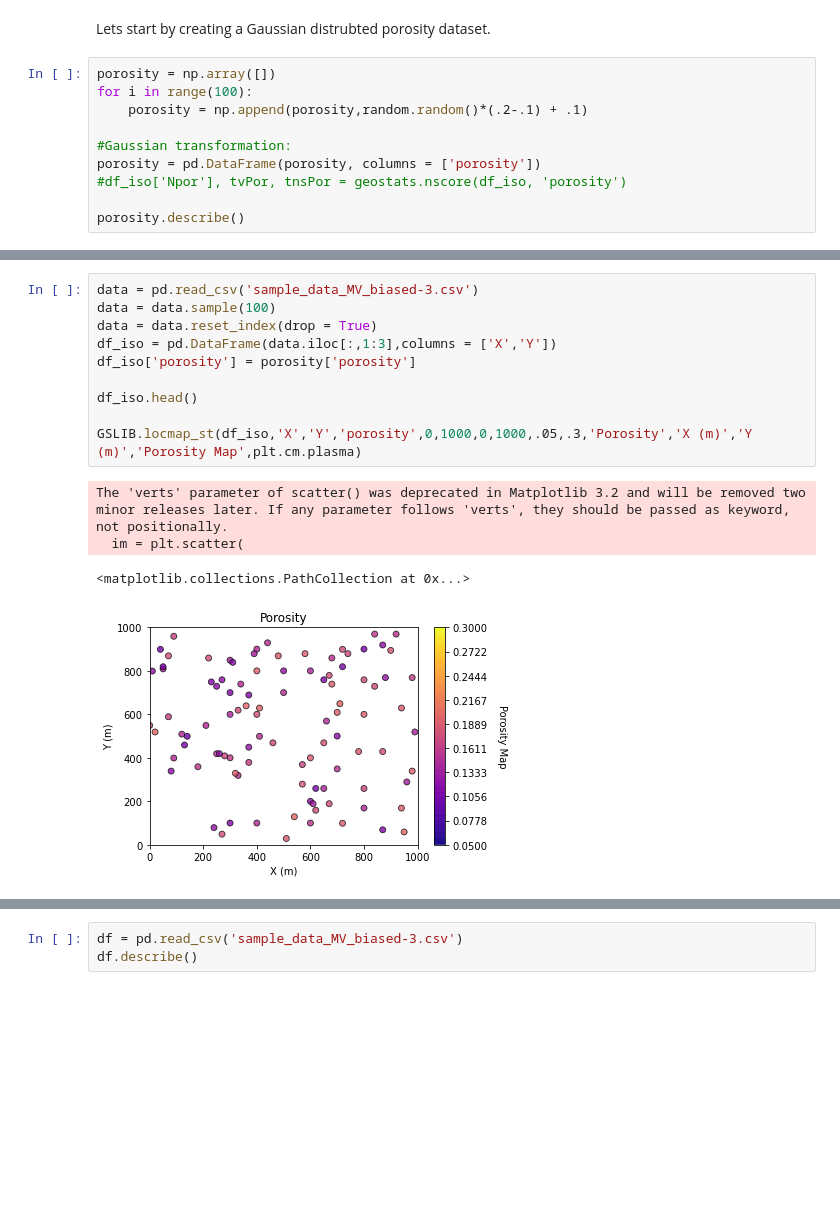
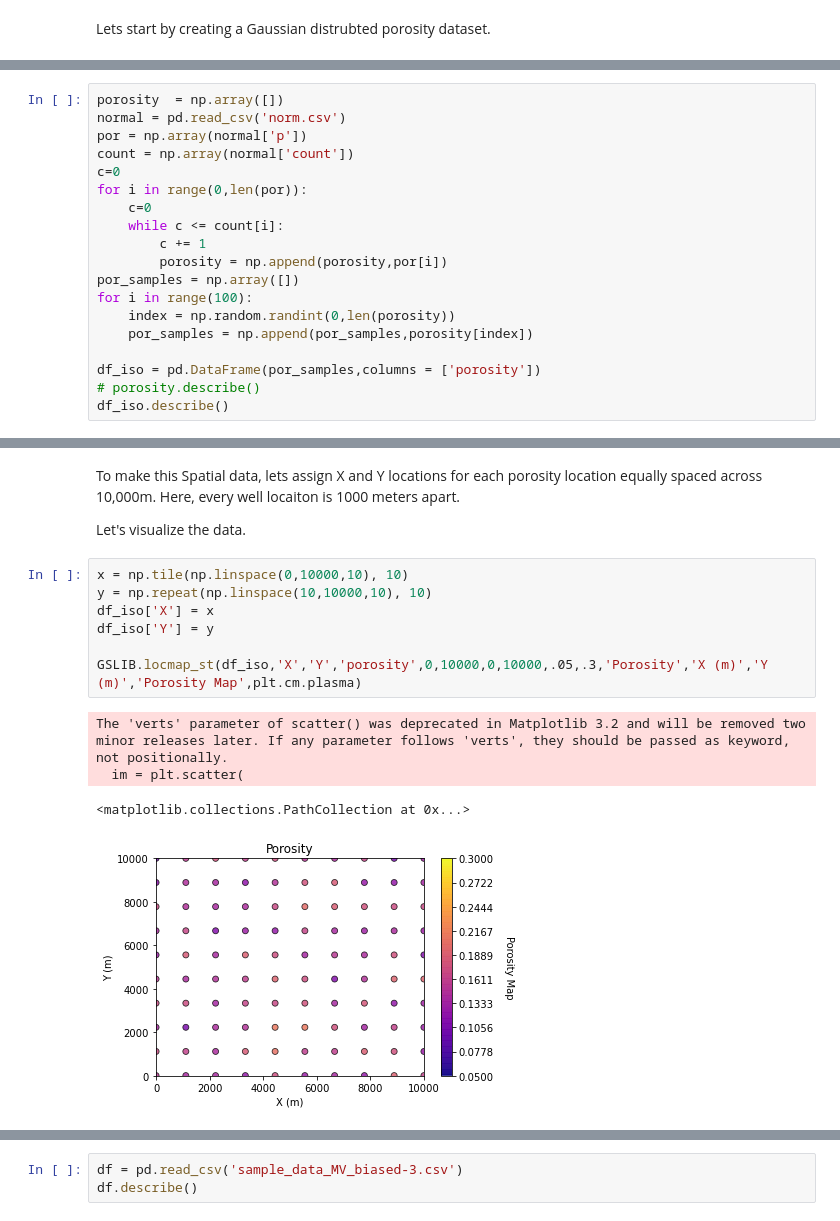
Before and after one commit to AdrianSalinas98/Petroleum-Engineering-Repository, a Jupyter notebook: Sequential Gaussian Simulation with Imposed Strategy Bootstrap.ipynb, the cells around one changed output, grey strips where cells are left out. Saved outputs shown, nothing was run; the diff lists cells and outputs as text; blank space fills up the shorter version.

```diff
--- a/Sequential Gaussian Simulation with Imposed Strategy Bootstrap.ipynb
+++ b/Sequential Gaussian Simulation with Imposed Strategy Bootstrap.ipynb
@@ -36,13 +37,3 @@ Set working directory
 # os.chdir("C:\Users\admin1\Desktop\resources\CSE Project")
 # %% [markdown]
 Lets start by creating a Gaussian distrubted porosity dataset.
-# %%
-porosity = np.array([])
-for i in range(100):
-    porosity = np.append(porosity,random.random()*(.2-.1) + .1)
-
-#Gaussian transformation:
-porosity = pd.DataFrame(porosity, columns = ['porosity'])
-#df_iso['Npor'], tvPor, tnsPor = geostats.nscore(df_iso, 'porosity')
-
-porosity.describe()
@@ -62,0 +40,19 @@ Then we'll visualize the data.
+# %%
+porosity  = np.array([])
+normal = pd.read_csv('norm.csv')
+por = np.array(normal['p'])
+count = np.array(normal['count'])
+c=0
+for i in range(0,len(por)):
+    c=0
+    while c <= count[i]:
+        c += 1
+        porosity = np.append(porosity,por[i])
+por_samples = np.array([])
+for i in range(100):
+    index = np.random.randint(0,len(porosity))
+    por_samples = np.append(por_samples,porosity[index])
+
+df_iso = pd.DataFrame(por_samples,columns = ['porosity'])
+# porosity.describe()
+df_iso.describe()
@@ -63,15 +78,16 @@ Then we'll visualize the data.
+# %% [markdown]
+To make this Spatial data, lets assign X and Y locations for each porosity location equally spaced across 10,000m. Here, every well locaiton is 1000 meters apart.
+
+Let's visualize the data.
 # %%
-data = pd.read_csv('sample_data_MV_biased-3.csv')
-data = data.sample(100)
-data = data.reset_index(drop = True)
-df_iso = pd.DataFrame(data.iloc[:,1:3],columns = ['X','Y'])
-df_iso['porosity'] = porosity['porosity']
+x = np.tile(np.linspace(0,10000,10), 10)
+y = np.repeat(np.linspace(10,10000,10), 10)
+df_iso['X'] = x
+df_iso['Y'] = y
 
-df_iso.head()
-
-GSLIB.locmap_st(df_iso,'X','Y','porosity',0,1000,0,1000,.05,.3,'Porosity','X (m)','Y (m)','Porosity Map',plt.cm.plasma)
+GSLIB.locmap_st(df_iso,'X','Y','porosity',0,10000,0,10000,.05,.3,'Porosity','X (m)','Y (m)','Porosity Map',plt.cm.plasma)
 # %% [output]
 The 'verts' parameter of scatter() was deprecated in Matplotlib 3.2 and will be removed two minor releases later. If any parameter follows 'verts', they should be passed as keyword, not positionally.
   im = plt.scatter(
 <matplotlib.collections.PathCollection at 0x...>
-[figure, old version]
+[figure, new version]
```
Also changed, not shown: parts of 67 cells of this notebook.
